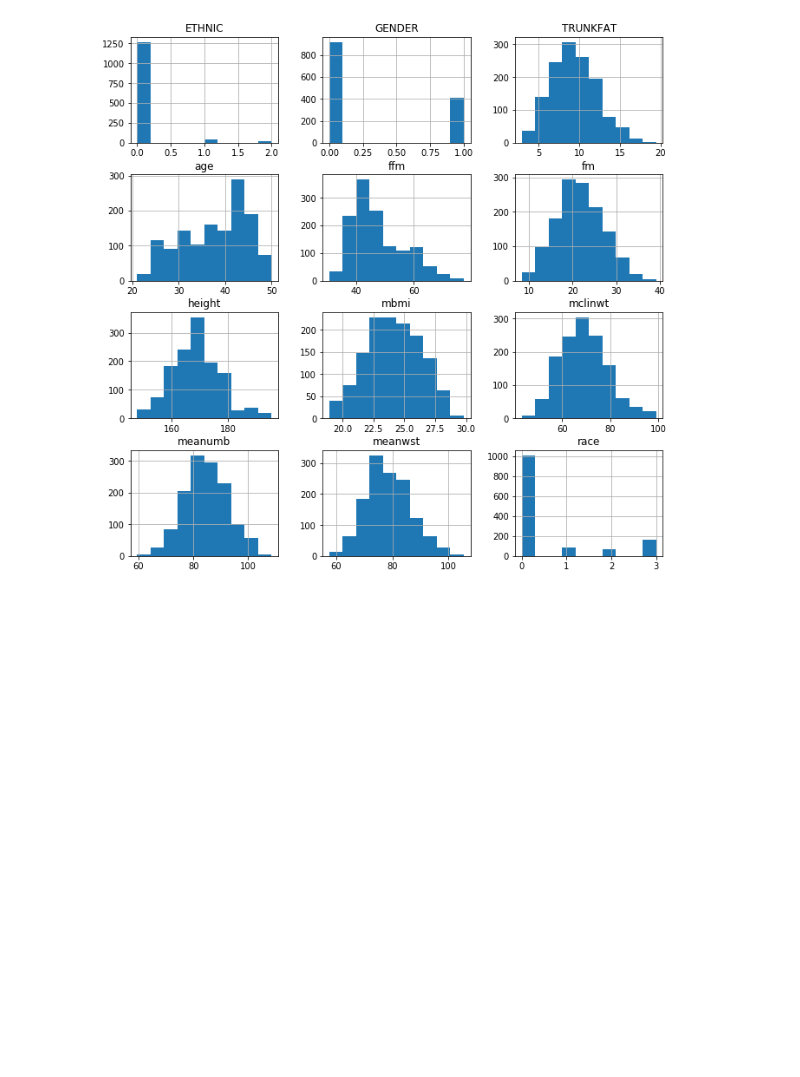
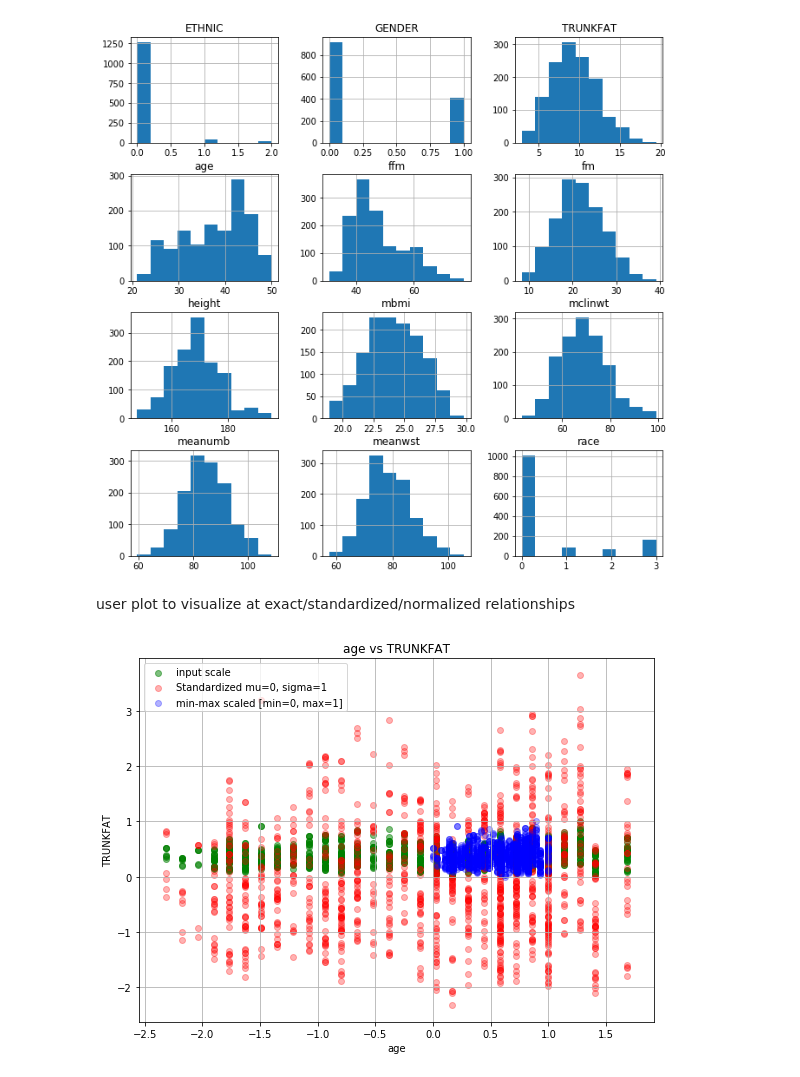
Before and after one commit to mlindsey19/Deep-Learning-dexa, a Jupyter notebook: dxadata.ipynb, the cells around one changed output. Saved outputs shown, nothing was run; the diff lists cells and outputs as text; code cells hidden in the pictures; blank space fills up the shorter version.

```diff
--- a/dxadata.ipynb
+++ b/dxadata.ipynb
@@ -159,28 +145,32 @@ std_scale = prp.StandardScaler().fit(df[['mclinwt',	'height',	'mbmi',	'meanwst',
 df_std = std_scale.transform(df[['mclinwt',	'height',	'mbmi',	'meanwst',	'meanumb', 'GENDER',	'age',	'race','ETHNIC',	'TRUNKFAT',	'fm',	'ffm'	]])
 minmax_scale = prp.MinMaxScaler().fit(df[['mclinwt',	'height',	'mbmi',	'meanwst',	'meanumb', 'GENDER',	'age',	'race', 'ETHNIC',	'TRUNKFAT',	'fm',	'ffm'	]])
 df_minmax = minmax_scale.transform(df[['mclinwt',	'height',	'mbmi',	'meanwst',	'meanumb', 'GENDER',	'age',	'race','ETHNIC',	'TRUNKFAT',	'fm',	'ffm'	]])
+# %% [markdown]
+user plot to visualize at exact/standardized/normalized relationships
 # %%
 from matplotlib import pyplot as plt
 
-def plot(A,B,x,y):
+def plot(A,B,x,y): #A,B -> keys; x,y -> index of A,B
     plt.figure(figsize=(8,6))
 
     plt.scatter(df[A], df[B],
             color='green', label='input scale', alpha=0.5)
 
     plt.scatter(df_std[:,x], df_std[:,y], color='red',
             label='Standardized mu=0, sigma=1', alpha=0.3)
 
     plt.scatter(df_minmax[:,x], df_minmax[:,y],
             color='blue', label='min-max scaled [min=0, max=1]', alpha=0.3)
 
     plt.title(f'{A} vs {B}')
     plt.xlabel(A)
     plt.ylabel(B)
     plt.legend(loc='upper left')
     plt.grid()
 
     plt.tight_layout()
 
-plot('ETHNIC','TRUNKFAT', 8, 9)
+plot('age','TRUNKFAT', 6, 9)
 plt.show()
+# %% [output]
+[figure, added]
```
Also changed, not shown: parts of 12 cells of this notebook.
